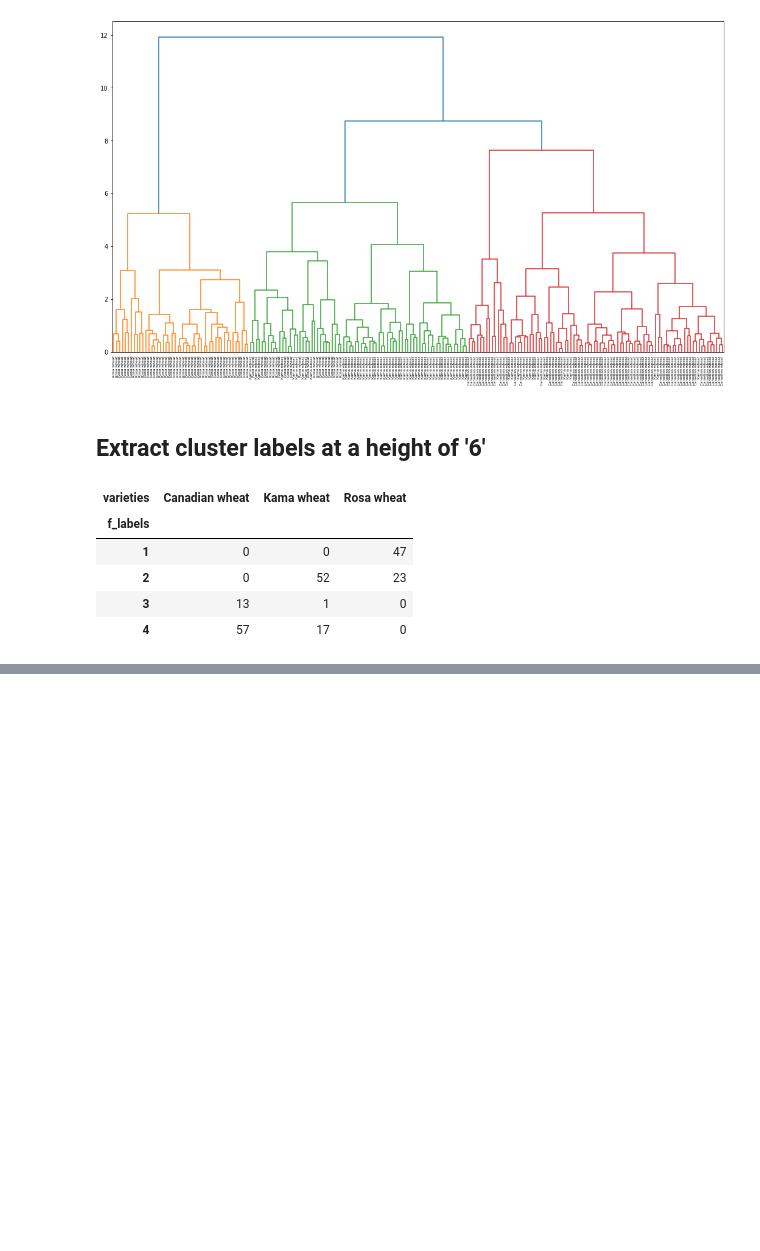
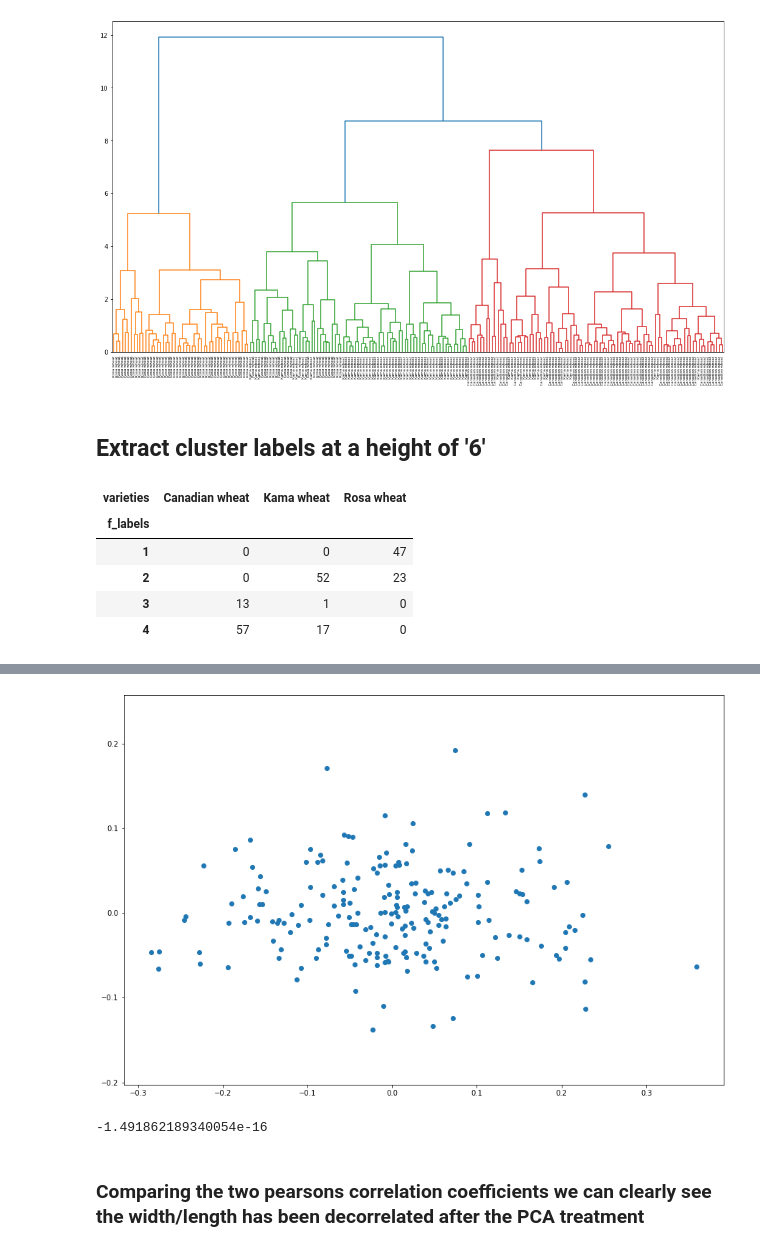
Before and after one commit to kipmadden/Unsupervised-Learning-with-scikit-learn, a Jupyter notebook: Grains.ipynb, the cells around one changed output, grey strips where cells are left out. Drawn from its saved outputs; the diff is of its cells as text; code cells hidden in the pictures; blank space fills up the shorter version.

```diff
--- a/Grains.ipynb
+++ b/Grains.ipynb
@@ -125,0 +160,30 @@ ct
+# %%
+# Create PCA instance: model
+model = PCA()
+
+# Apply the fit_transform method of model to grains: pca_features
+pca_features = model.fit_transform(samples)
+# %%
+# Assign 0th column of pca_features: xs
+xs = pca_features[:,3]
+
+# Assign 1st column of pca_features: ys
+ys = pca_features[:,4]
+# %%
+# Scatter plot xs vs ys
+fig, ax = plt.subplots(figsize=(15,10))
+plt.scatter(xs, ys)
+plt.axis('equal')
+plt.show()
+# %% [output]
+[figure, added]
+# %%
+# Calculate the Pearson correlation of xs and ys
+correlation, pvalue = pearsonr(xs, ys)
+
+# Display the correlation
+print(correlation)
+# %% [output]
+-1.491862189340054e-16
+# %% [markdown]
+### Comparing the two pearsons correlation coefficients we can clearly see the width/length has been decorrelated after the PCA treatment
```
Also changed, not shown: parts of 7 cells of this notebook, 2 other files.
